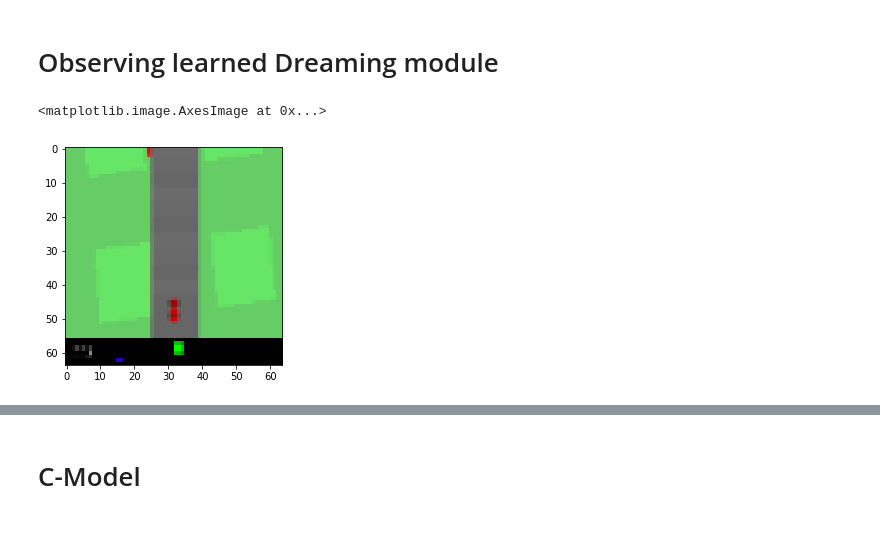
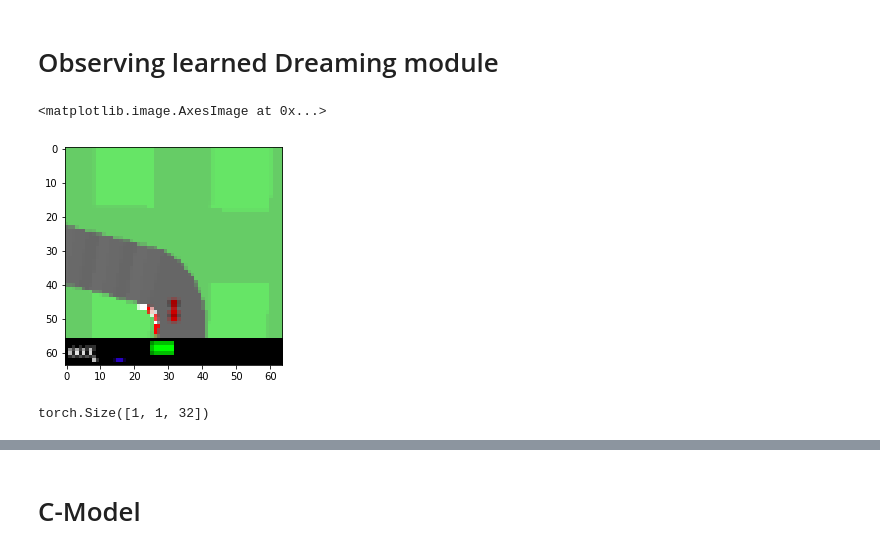
Before and after one commit to BY571/World-Models, a Jupyter notebook: World-Models-Notebook.ipynb, the cells around one changed output, grey strips where cells are left out. Saved outputs shown, nothing was run; the diff lists cells and outputs as text; code cells hidden in the pictures.

```diff
--- a/World-Models-Notebook.ipynb
+++ b/World-Models-Notebook.ipynb
@@ -237,7 +237,7 @@ env = PytorchWrapper(env)
 state_size = env.observation_space.shape
 action_size = env.action_space.shape[0]
 # %%
-Episodes = 1
+Episodes = 5
 samples = {"states":[], "actions": [], "next_states": [], "rewards": [], "dones":[]}
 
 for ep in range(Episodes):
@@ -560,8 +593,9 @@ m_model.load_state_dict(torch.load("M-Model_seq16_withR&D.pth"))
 # %% [markdown]
 # Observing learned Dreaming module
 # %%
-plt.imshow(samples["states"][30].squeeze().reshape(64,64,3))
+nr = 130
+plt.imshow(samples["states"][nr].squeeze().reshape(64,64,3))
 # %% [output]
 <matplotlib.image.AxesImage at 0x...>
-[figure, old version]
+[figure, new version]
 # %%
@@ -571 +605,5 @@ encod_st = encode_batch_sequence(states, batch_size=1, sequence_length=16, laten
+# %%
+encod_st.shape
+# %% [output]
+torch.Size([1, 1, 32])
 # %%
```
Also changed, not shown: parts of 23 cells of this notebook.
